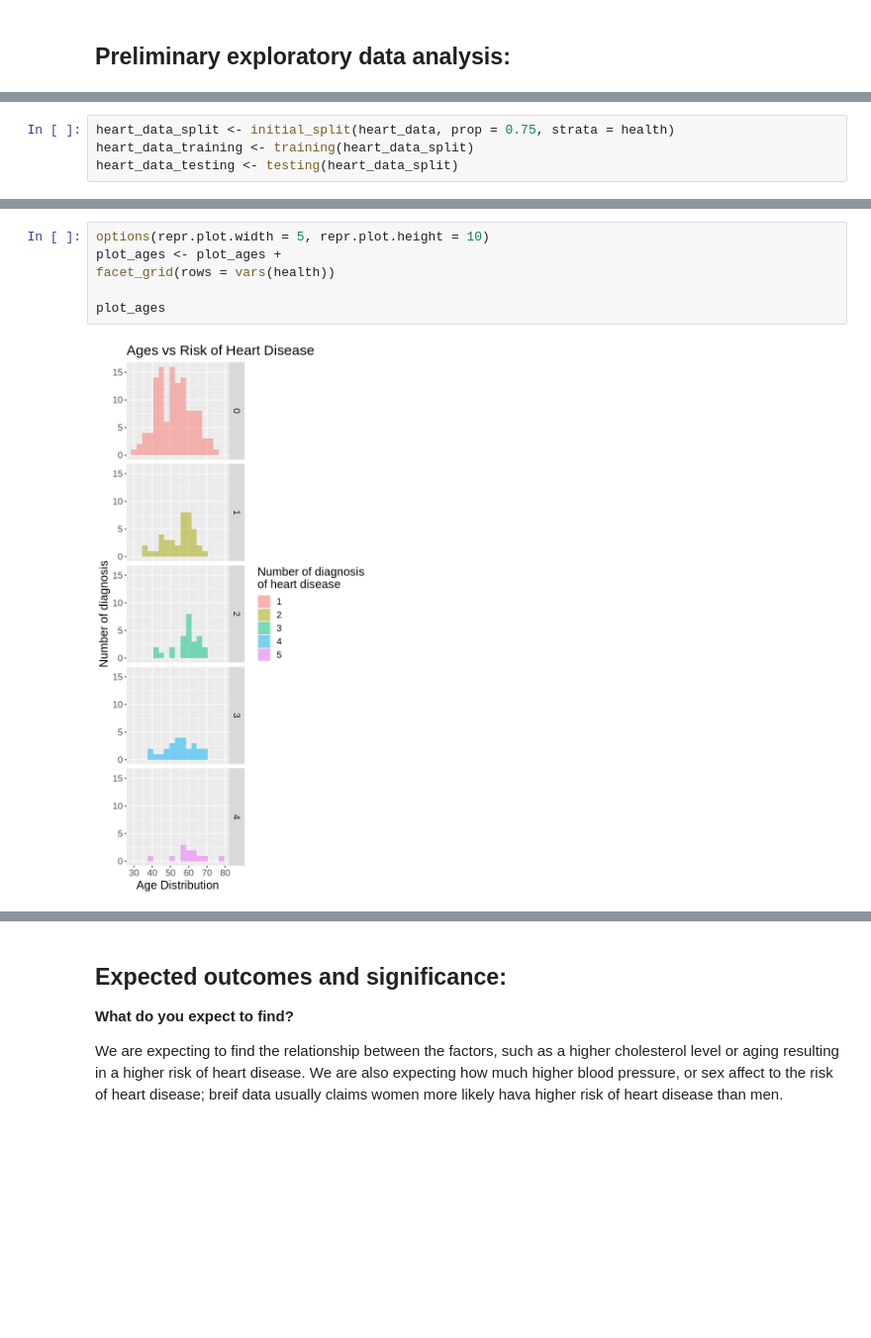
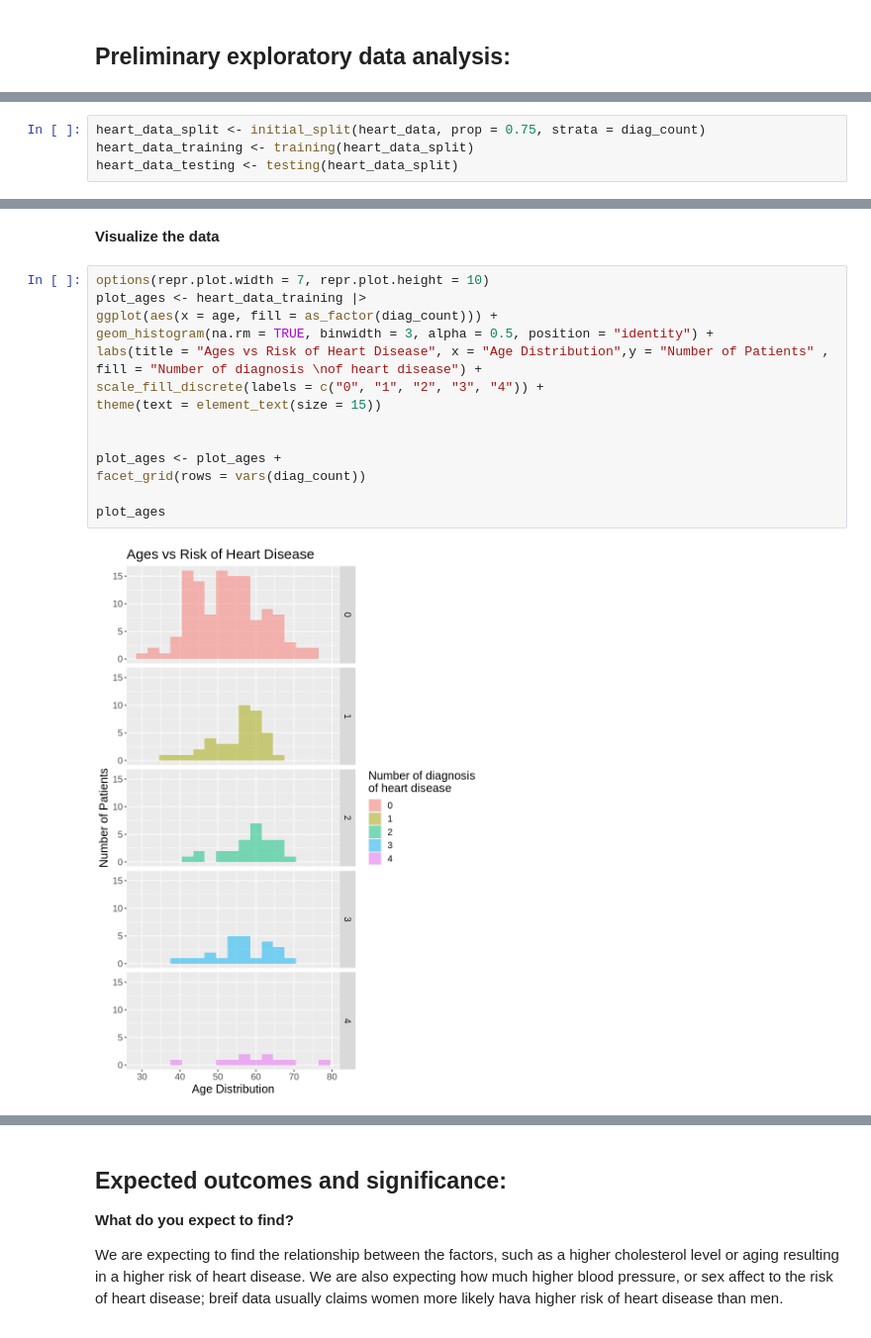
Before and after one commit to dawon020411/dsci-project-004, a Jupyter notebook: heart_data.ipynb, the cells around one changed output, grey strips where cells are left out. Shown at 99% size. Drawn from its saved outputs; the diff is of its cells as text; blank space fills up the shorter version.

Commit message:
added more plots
age and cholesterol level scatter

```diff
--- a/heart_data.ipynb
+++ b/heart_data.ipynb
@@ -81,4 +53,4 @@ A tibble: 41 × 2
 # %%
-heart_data_split <- initial_split(heart_data, prop = 0.75, strata = health)
+heart_data_split <- initial_split(heart_data, prop = 0.75, strata = diag_count)
 heart_data_training <- training(heart_data_split)
 heart_data_testing <- testing(heart_data_split)
@@ -97,8 +90,18 @@ plot_ages
+# %% [markdown]
+**Visualize the data**
 # %%
-options(repr.plot.width = 5, repr.plot.height = 10)
+options(repr.plot.width = 7, repr.plot.height = 10)
+plot_ages <- heart_data_training |>
+ggplot(aes(x = age, fill = as_factor(diag_count))) +
+geom_histogram(na.rm = TRUE, binwidth = 3, alpha = 0.5, position = "identity") +
+labs(title = "Ages vs Risk of Heart Disease", x = "Age Distribution",y = "Number of Patients" , fill = "Number of diagnosis \nof heart disease") +
+scale_fill_discrete(labels = c("0", "1", "2", "3", "4")) +
+theme(text = element_text(size = 15))
+
+
 plot_ages <- plot_ages +
-facet_grid(rows = vars(health))
+facet_grid(rows = vars(diag_count))
 
 plot_ages
 # %% [output]
-[figure, old version]
+[figure, new version]
```
Also changed, not shown: parts of 12 cells of this notebook.
